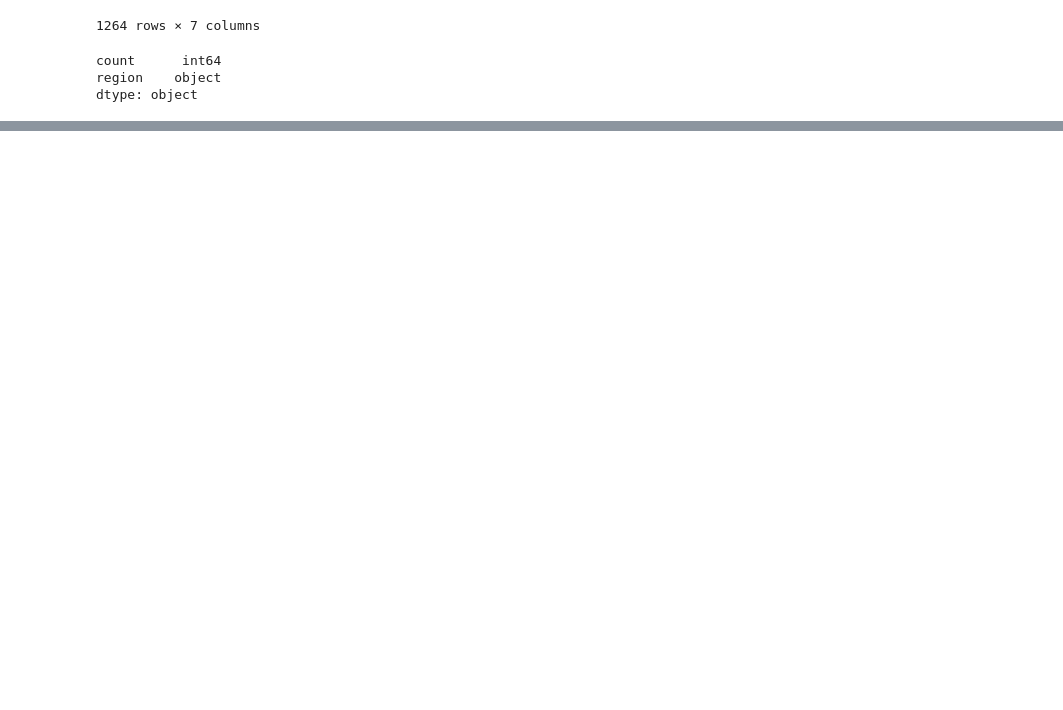
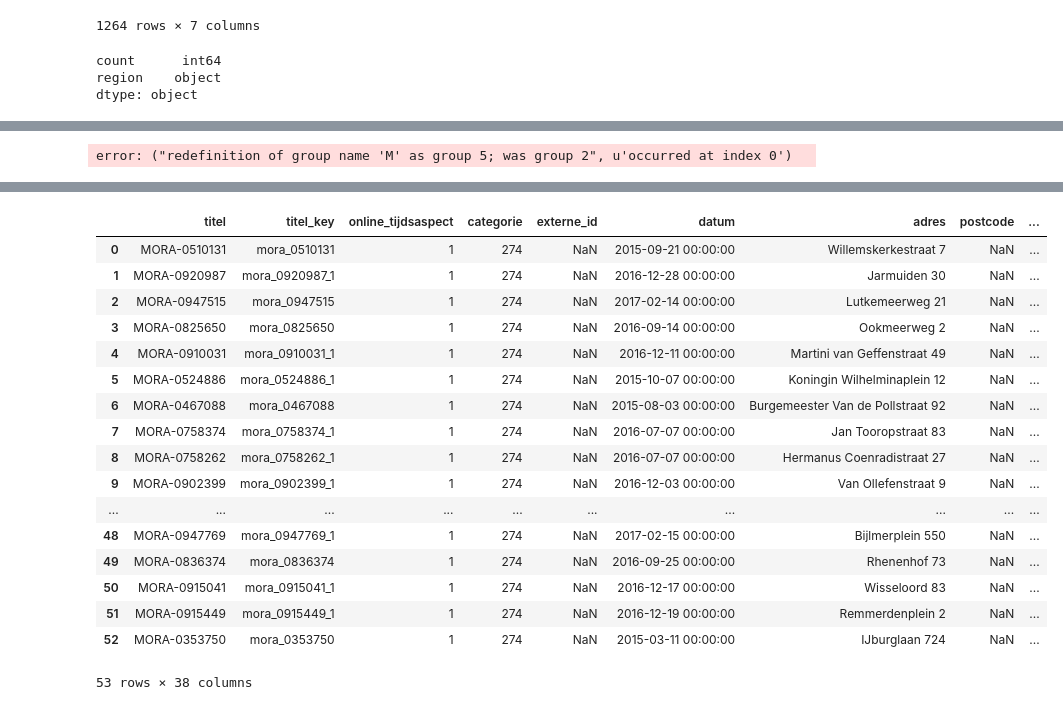
Before and after one commit to omikad/crowdednesshackathon, a Jupyter notebook: social_activity.ipynb, the cells around one changed output, grey strips where cells are left out. Cells and saved outputs as stored; diff of their text form; code cells hidden in the pictures; blank space fills up the shorter version.

```diff
--- a/social_activity.ipynb
+++ b/social_activity.ipynb
@@ -157,6 +157,9 @@ regexp = re.compile(r'\d+\.\d+')
 waste = pd.read_csv('mor-afval-1.csv', delimiter=';')
 waste['long'] = waste.apply(lambda x: float(regexp.findall(x['locatie'])[0]), axis=1)
 waste['lat'] = waste.apply(lambda x: float(regexp.findall(x['locatie'])[1]), axis=1)
+
+waste['created'] = waste.apply( \
+    lambda x: datetime.strptime(x['datum'], '%Y-%M-%d %H:%M:%S'), axis=1)
 
 regions = [''] * waste.shape[0]
 for i in range(waste.shape[0]):
@@ -167,13 +170,15 @@ for i in range(waste.shape[0]):
             break
 
 waste = waste.assign(region = regions)
+# %% [output]
+error: ("redefinition of group name 'M' as group 5; was group 2", u'occurred at index 0')
 # %%
-# waste
+waste
 # [waste.Subrubriek == 'Grofvuil']
 
-waste[['lat', 'long', 'region', 'Subrubriek']]
+# waste[['lat', 'long', 'region', 'Subrubriek']]
 
-create_map(waste)
+# create_map(waste)
 # create_map(waste[waste['Subrubriek'] == 'Veeg- / zwerfvuil'])
 # waste
 # %% [output]
@@ -180,0 +185,18 @@ create_map(waste)
+|  | titel | titel_key | online_tijdsaspect | categorie | externe_id | datum | adres | postcode | ... |
+| 0 | MORA-0510131 | mora_0510131 | 1 | 274 | NaN | 2015-09-21 00:00:00 | Willemskerkestraat 7 | NaN | ... |
+| 1 | MORA-0920987 | mora_0920987_1 | 1 | 274 | NaN | 2016-12-28 00:00:00 | Jarmuiden 30 | NaN | ... |
+| 2 | MORA-0947515 | mora_0947515 | 1 | 274 | NaN | 2017-02-14 00:00:00 | Lutkemeerweg 21 | NaN | ... |
+| 3 | MORA-0825650 | mora_0825650 | 1 | 274 | NaN | 2016-09-14 00:00:00 | Ookmeerweg 2 | NaN | ... |
+| 4 | MORA-0910031 | mora_0910031_1 | 1 | 274 | NaN | 2016-12-11 00:00:00 | Martini van Geffenstraat 49 | NaN | ... |
+| 5 | MORA-0524886 | mora_0524886_1 | 1 | 274 | NaN | 2015-10-07 00:00:00 | Koningin Wilhelminaplein 12 | NaN | ... |
+| 6 | MORA-0467088 | mora_0467088 | 1 | 274 | NaN | 2015-08-03 00:00:00 | Burgemeester Van de Pollstraat 92 | NaN | ... |
+| 7 | MORA-0758374 | mora_0758374_1 | 1 | 274 | NaN | 2016-07-07 00:00:00 | Jan Tooropstraat 83 | NaN | ... |
+| 8 | MORA-0758262 | mora_0758262_1 | 1 | 274 | NaN | 2016-07-07 00:00:00 | Hermanus Coenradistraat 27 | NaN | ... |
+| 9 | MORA-0902399 | mora_0902399_1 | 1 | 274 | NaN | 2016-12-03 00:00:00 | Van Ollefenstraat 9 | NaN | ... |
+| ... | ... | ... | ... | ... | ... | ... | ... | ... | ... |
+| 48 | MORA-0947769 | mora_0947769_1 | 1 | 274 | NaN | 2017-02-15 00:00:00 | Bijlmerplein 550 | NaN | ... |
+| 49 | MORA-0836374 | mora_0836374 | 1 | 274 | NaN | 2016-09-25 00:00:00 | Rhenenhof 73 | NaN | ... |
+| 50 | MORA-0915041 | mora_0915041_1 | 1 | 274 | NaN | 2016-12-17 00:00:00 | Wisseloord 83 | NaN | ... |
+| 51 | MORA-0915449 | mora_0915449_1 | 1 | 274 | NaN | 2016-12-19 00:00:00 | Remmerdenplein 2 | NaN | ... |
+| 52 | MORA-0353750 | mora_0353750 | 1 | 274 | NaN | 2015-03-11 00:00:00 | IJburglaan 724 | NaN | ... |
+53 rows × 38 columns
```
Also changed, not shown: parts of 1 cell of this notebook.
